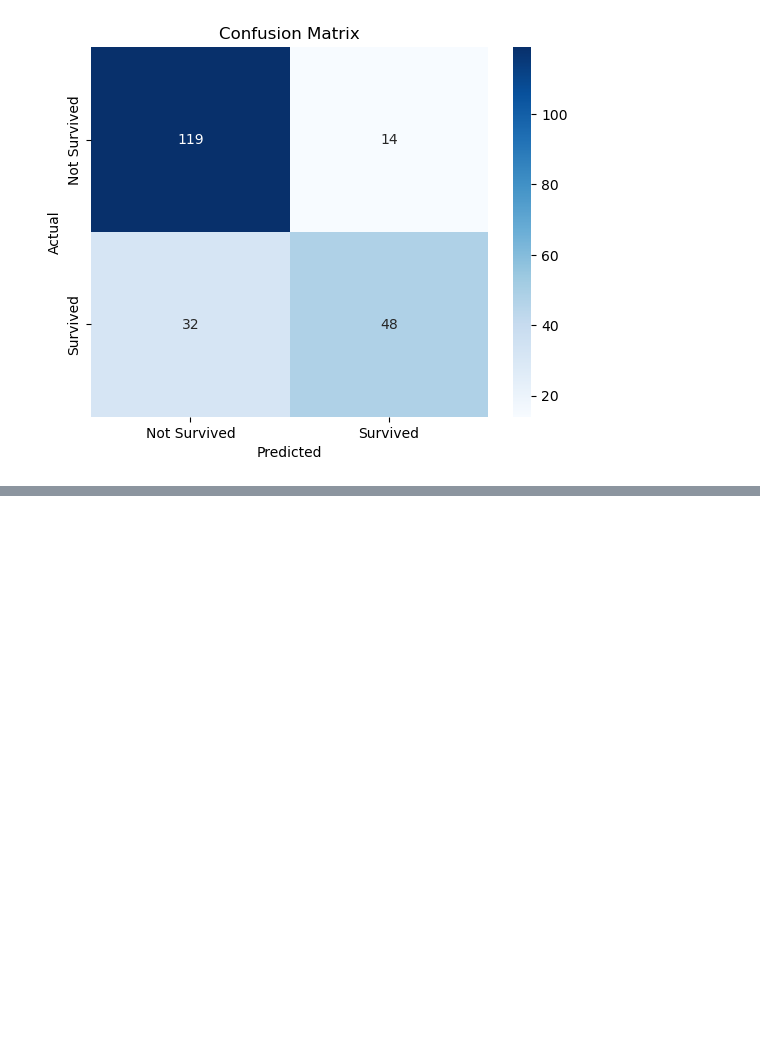
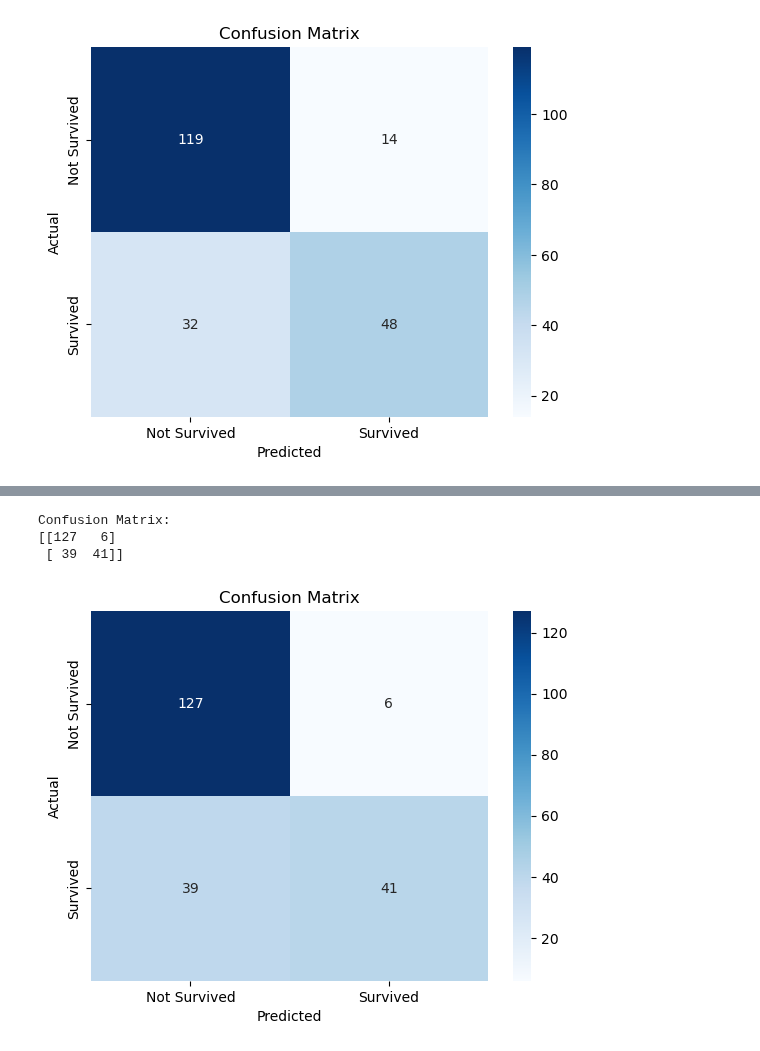
Before and after one commit to aninditadash/Introduction_to_machine_learning, a Jupyter notebook: Examples/Classification/1.Titanic_Data_ML.ipynb, the cells around one changed output, grey strips where cells are left out. Saved outputs shown, nothing was run; the diff lists cells and outputs as text; code cells hidden in the pictures; blank space fills up the shorter version.

```diff
--- a/Classification_Examples/1.Titanic_Data_ML.ipynb
+++ b/Examples/Classification/1.Titanic_Data_ML.ipynb
@@ -757,0 +762,24 @@ plt.show()
+# %%
+# Setting up the Random Forest classifier
+rfc = RandomForestClassifier(
+    n_estimators=100,          # No. of trees in the forest
+    max_depth=5,               # Max. depth of each tree
+    min_samples_split=10,      # Min. samples to split an internal node
+    min_samples_leaf=5,        # Min. samples required at a leaf node
+    random_state=42)           # For reproducibility
+
+# Train the model
+rfc.fit(X_train, y_train)
+
+# Predict on the training and testing set
+y_pred_train_rfc = rfc.predict(X_train)
+y_pred_test_rfc = rfc.predict(X_test)
+
+# Calculate the training and testing accuracy
+training_accuracy = accuracy_score(y_train, y_pred_train_rfc)
+testing_accuracy = accuracy_score(y_test, y_pred_test_rfc)
+print("\nRandom Forest:")
+print(f"Training Accuracy: {training_accuracy}")
+print(f"Testing Accuracy: {testing_accuracy}")
+
+y_pred_test_proba_rfc = rfc.predict_proba(X_test)[:, 1]
@@ -757,0 +820,16 @@ plt.show()
+# %%
+cm_rfc = confusion_matrix(y_test, y_pred_test_rfc)
+print("Confusion Matrix:")
+print(cm_rfc)
+
+# Plotting the confusion matrix
+sns.heatmap(cm_rfc, annot=True, fmt='d', cmap='Blues', xticklabels=['Not Survived', 'Survived'], yticklabels=['Not Survived', 'Survived'])
+plt.xlabel('Predicted')
+plt.ylabel('Actual')
+plt.title('Confusion Matrix')
+plt.show()
+# %% [output]
+Confusion Matrix:
+[[127   6]
+ [ 39  41]]
+[figure, added]
```
Also changed, not shown: parts of 8 cells of this notebook, 14 other files.
